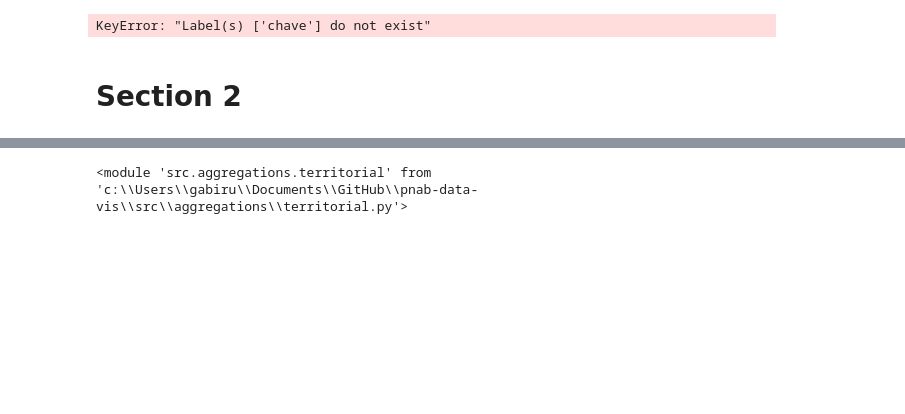
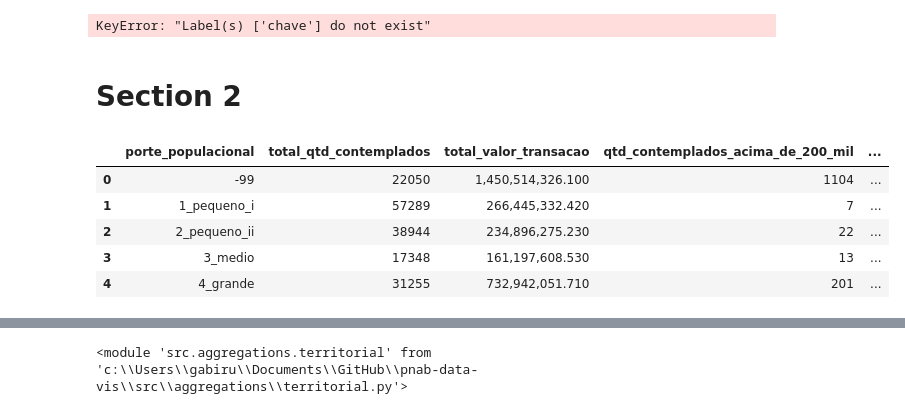
Before and after one commit to SGE-Subsecretaria-de-Gestao-Estrategica/pnab-data-vis, a Jupyter notebook: src/notebooks/v2_gabriel_create_csv.ipynb, the cells around one changed output, grey strips where cells are left out. Saved outputs shown, nothing was run; the diff lists cells and outputs as text; code cells hidden in the pictures; blank space fills up the shorter version.

```diff
--- a/src/notebooks/v2_gabriel_create_csv.ipynb
+++ b/src/notebooks/v2_gabriel_create_csv.ipynb
@@ -245,3 +275,18 @@ df_agg_faixas_regiao = territorial.aggregate_faixa_valor_ju_wide_by_regiao(df_cu
+# %%
+# [Gráfico] Gráfico xx - Distribuição dos Recursos, por Faixa de Valor, nos Municípios por Porte de Município
+# resumo_faixa_valor_por_porte.csv
+df_resumo_faixas_porte = territorial.resumo_faixa_valor_por_porte(df_cubo=df_cubo)
+# df_resumo_faixas_porte.to_csv(settings.DATA_PATH_SECTION2 / 'faixa_valor_porte_populacional.csv')
+# df_resumo_faixas_porte[['porte_populacional', 'perc_valor_contemplados_ate_2_mil','perc_valor_contemplados_de_2_a_10_mil','perc_valor_contemplados_de_10_a_50_mil','perc_valor_contemplados_de_50_a_200_mil','perc_valor_contemplados_acima_de_200_mil', ]]
+# %%
+df_resumo_faixas_porte
+# %% [output]
+|  | porte_populacional | total_qtd_contemplados | total_valor_transacao | qtd_contemplados_acima_de_200_mil | ... |
+| 0 | -99 | 22050 | 1,450,514,326.100 | 1104 | ... |
+| 1 | 1_pequeno_i | 57289 | 266,445,332.420 | 7 | ... |
+| 2 | 2_pequeno_ii | 38944 | 234,896,275.230 | 22 | ... |
+| 3 | 3_medio | 17348 | 161,197,608.530 | 13 | ... |
+| 4 | 4_grande | 31255 | 732,942,051.710 | 201 | ... |
 # %%
 df_values_by_person_type_uf = territorial.aggregate_execution_by_person_type(df_cubo=df_cubo, by_filter='UF')
 df_values_by_person_type_state = territorial.aggregate_execution_by_person_type(df_cubo=df_cubo, by_filter='ESTADO')
```
Also changed, not shown: parts of 4 cells of this notebook, 1 other file.
